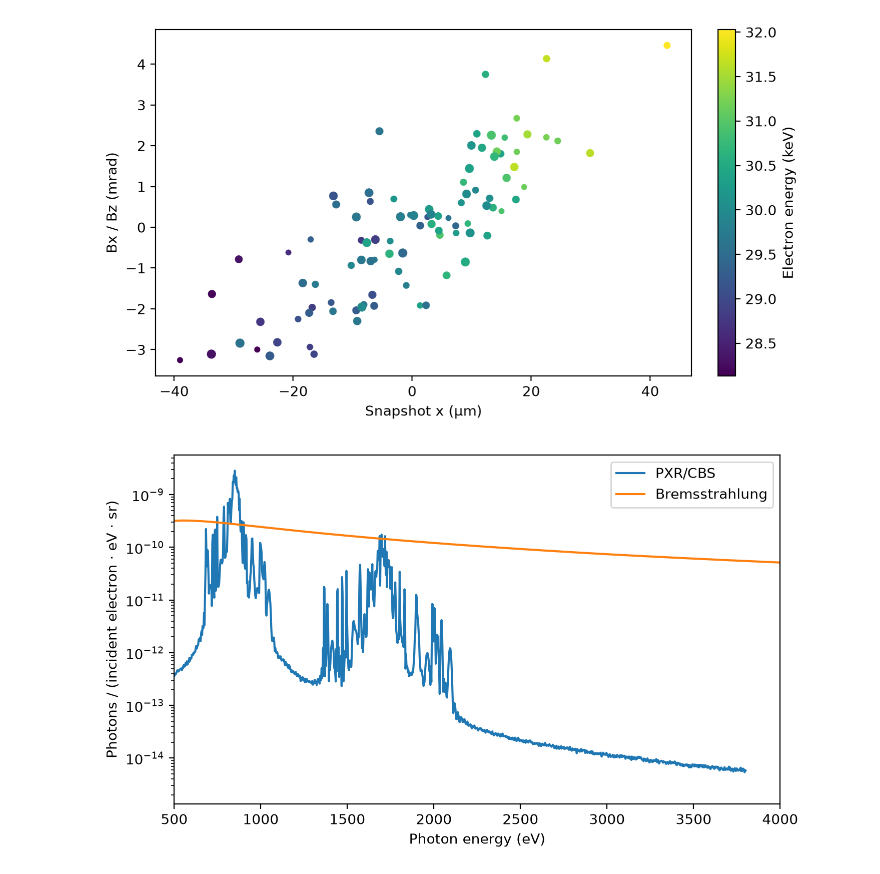
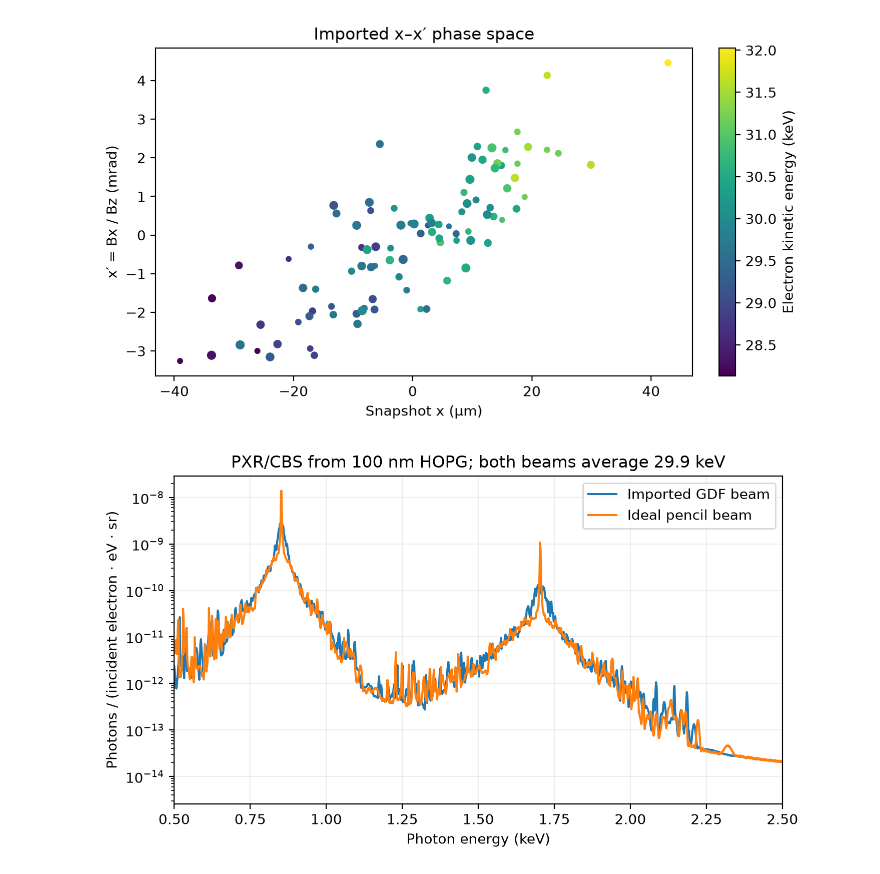
Before and after one commit to Quantum-Light-Matter-Cooperative-QLMC/pyrite, a Jupyter notebook: docs/notebooks/specialized/09-importing-electron-beams.ipynb, the cells around one changed output. Drawn from its saved outputs; the diff is of its cells as text; code cells hidden in the pictures.

```diff
--- a/docs/notebooks/specialized/09-importing-electron-beams.ipynb
+++ b/docs/notebooks/specialized/09-importing-electron-beams.ipynb
@@ -22,35 +24,47 @@ records**, not measurements or a GPT simulation.
 # %%
+import hashlib
 from pathlib import Path
 from tempfile import TemporaryDirectory
 from urllib.request import urlretrieve
 
 import easygdf
 
+# Fetch the input from the release tag matching the installed PyRITE, and verify it.
 beam_directory = TemporaryDirectory(prefix="pyrite-gdf-tutorial-")
 beam_path = Path(beam_directory.name) / "synthetic_beam.gdf"
 _ = urlretrieve(
     "https://raw.githubusercontent.com/Quantum-Light-Matter-Cooperative-QLMC/"
-    "pyrite/main/docs/examples/data/synthetic_beam.gdf",
+    f"pyrite/v{pyrite.__version__}/docs/examples/data/synthetic_beam.gdf",
     beam_path,
 )
+expected_sha256 = "d7fc5b72db0d4416a4aff1a188ad7fa3ff4cca269f67cdf863726e35e6a3159a"
+assert hashlib.sha256(beam_path.read_bytes()).hexdigest() == expected_sha256
 fields = {
-    item["name"]: item["value"] for item in easygdf.load(str(beam_path))["blocks"][0]["children"]
+    item["name"]: item["value"]
+    for item in easygdf.load(str(beam_path))["blocks"][0]["children"]
 }
 # %%
-_record_probability = fields["nmacro"] / fields["nmacro"].sum()
-_record_energy_keV = (fields["G"] - 1) * 510.99895
+from scipy.constants import physical_constants
+
+electron_rest_keV = physical_constants["electron mass energy equivalent in MeV"][0] * 1_000
+record_weight = fields["nmacro"] / fields["nmacro"].sum()
+record_energy_keV = (fields["G"] - 1) * electron_rest_keV
+mean_energy_keV = float(np.sum(record_weight * record_energy_keV))
+
 fig_phase, _ax = plt.subplots(figsize=(7, 4), layout="constrained")
 _points = _ax.scatter(
     fields["x"] * 1e6,
     fields["Bx"] / fields["Bz"] * 1e3,
-    c=_record_energy_keV,
-    s=2_000 * _record_probability,
+    c=record_energy_keV,
+    s=2_000 * record_weight,
     cmap="viridis",
 )
-_ax.set(xlabel="Snapshot x (µm)", ylabel="Bx / Bz (mrad)")
-fig_phase.colorbar(_points, ax=_ax, label="Electron energy (keV)")
+_ax.set(
+    xlabel="Snapshot x (µm)", ylabel="x′ = Bx / Bz (mrad)", title="Imported x–x′ phase space"
+)
+fig_phase.colorbar(_points, ax=_ax, label="Electron kinetic energy (keV)")
 fig_phase  # noqa: B018
 # %% [output]
-[figure, old version]
+[figure, new version]
 # %%
 from pyrite import simulate
@@ -82,17 +107,16 @@ beam_result = simulate(
 # %%
 fig_spectrum, _ax = plt.subplots(figsize=(7, 4), layout="constrained")
-for _name, _spectrum in (
-    ("PXR/CBS", beam_result.cxr.incoherent),
-    ("Bremsstrahlung", beam_result.brem),
-):
-    _ax.plot(_spectrum.photon_energy_eV, _spectrum.density, label=_name)
+for _label, _spectrum in spectra.items():
+    _ax.plot(_spectrum.photon_energy_eV / 1_000, _spectrum.density, label=_label)
 _ax.set(
-    xlabel="Photon energy (eV)",
+    xlabel="Photon energy (keV)",
     ylabel="Photons / (incident electron · eV · sr)",
-    xlim=(500, 4_000),
+    title=f"PXR/CBS from 100 nm HOPG; both beams average {mean_energy_keV:.1f} keV",
+    xlim=(0.5, 2.5),
     yscale="log",
 )
+_ax.grid(alpha=0.2)
 _ax.legend()
 fig_spectrum  # noqa: B018
 # %% [output]
-[figure, old version]
+[figure, new version]
```
Also changed, not shown: parts of 8 cells of this notebook, 13 other files.
